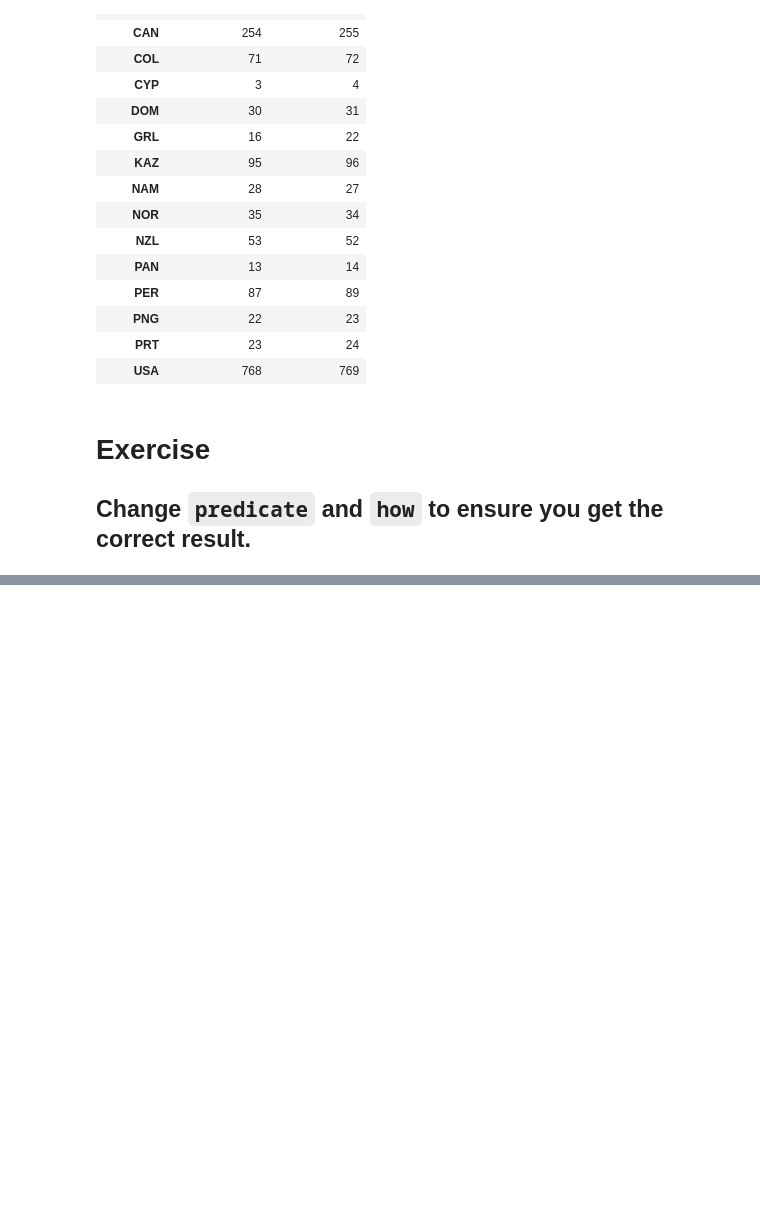
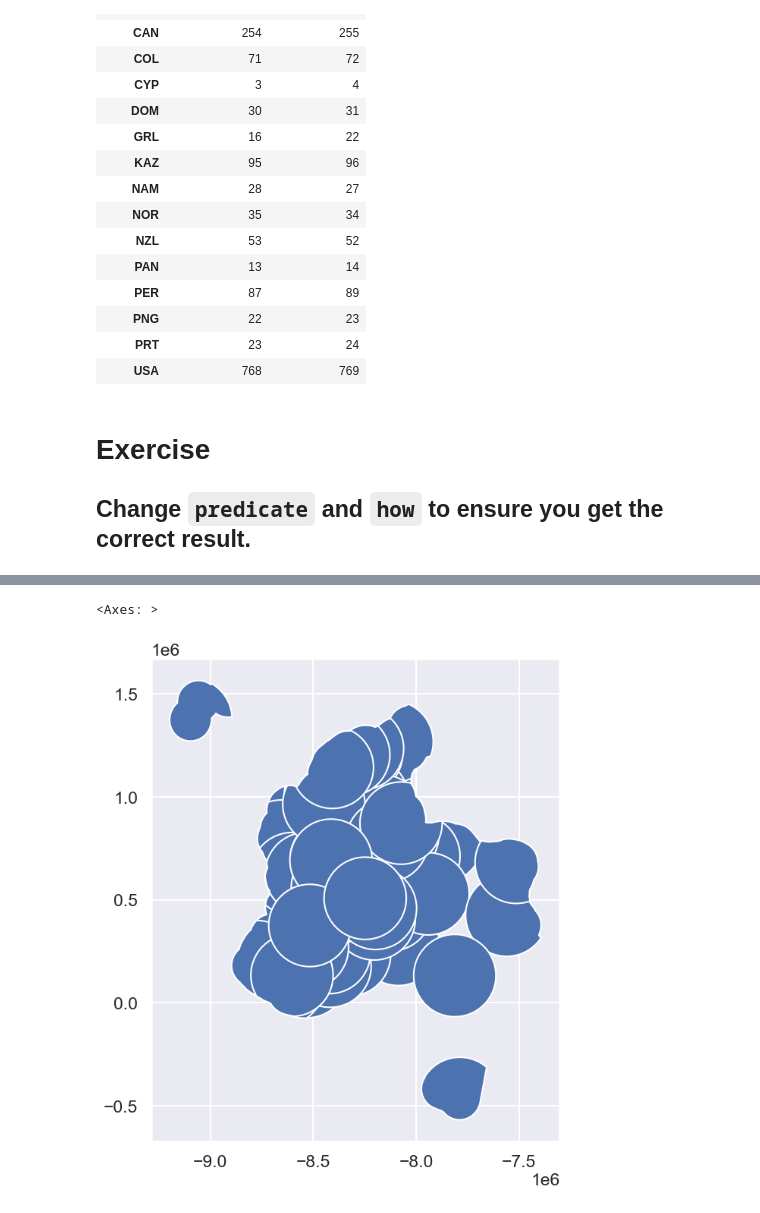
Before and after one commit to SMU-Econ-Growth/EconGrowthUG-Notebooks, a Jupyter notebook: GIS-with-Python.ipynb, the cells around one changed output, grey strips where cells are left out. Cells and saved outputs as stored; diff of their text form; code cells hidden in the pictures; blank space fills up the shorter version.

```diff
--- a/GIS-with-Python.ipynb
+++ b/GIS-with-Python.ipynb
@@ -1100,0 +1148,3 @@ compare_pl.loc[compare_pl['geometry_sjoin']!=compare_pl['geometry_true']]
+# %%
+col_join = col_buffer.overlay(col_places_buffer)
+col_join
@@ -1100,0 +1165,5 @@ compare_pl.loc[compare_pl['geometry_sjoin']!=compare_pl['geometry_true']]
+# %%
+col_join.plot()
+# %% [output]
+<Axes: >
+[figure, added]
```
Also changed, not shown: parts of 13 cells of this notebook.
